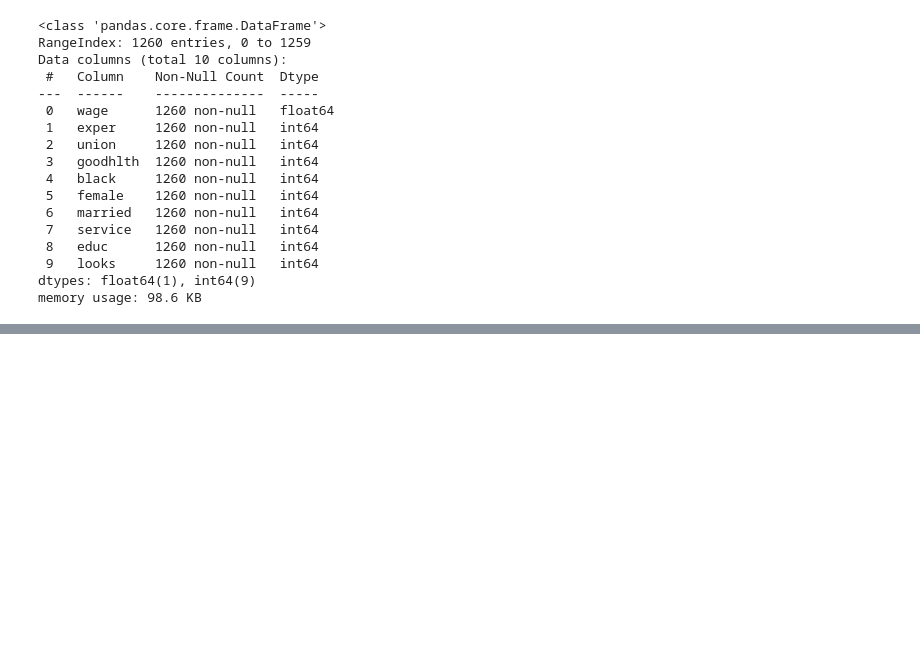
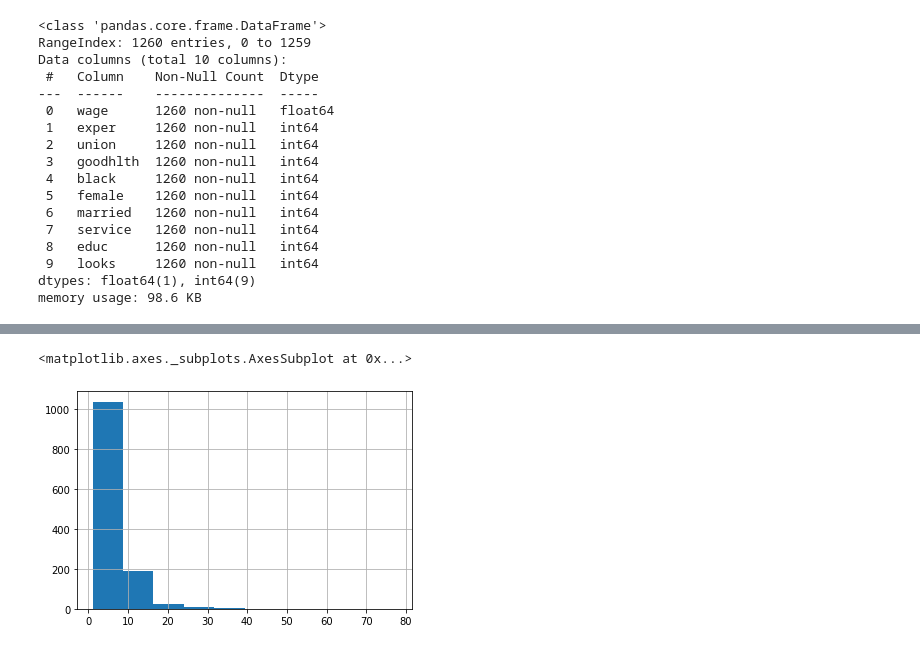
Before and after one commit to karanjogi/Practice, a Jupyter notebook: Lecture_01.ipynb, the cells around one changed output, grey strips where cells are left out. Cells and saved outputs as stored; diff of their text form; code cells hidden in the pictures; blank space fills up the shorter version.

```diff
--- a/Lecture_01.ipynb
+++ b/Lecture_01.ipynb
@@ -66,3 +66,8 @@ df.describe()
 | 50% | 5.300000 | 15.000000 | 0.000000 | 1.000000 | 0.000000 | 0.000000 | 1.000000 | 0.000000 | 12.000000 | 3.000000 |
 | 75% | 7.695000 | 27.000000 | 1.000000 | 1.000000 | 0.000000 | 1.000000 | 1.000000 | 1.000000 | 13.000000 | 4.000000 |
 | max | 77.720000 | 48.000000 | 1.000000 | 1.000000 | 1.000000 | 1.000000 | 1.000000 | 1.000000 | 17.000000 | 5.000000 |
+# %%
+df['wage'].hist()
+# %% [output]
+<matplotlib.axes._subplots.AxesSubplot at 0x...>
+[figure, added]
```
Also changed, not shown: parts of 9 cells of this notebook.
